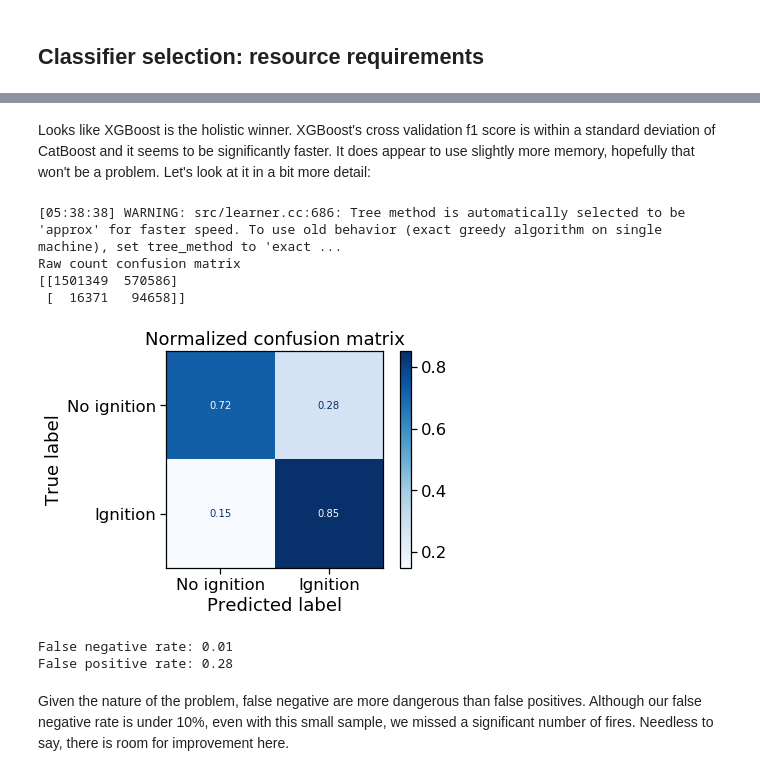
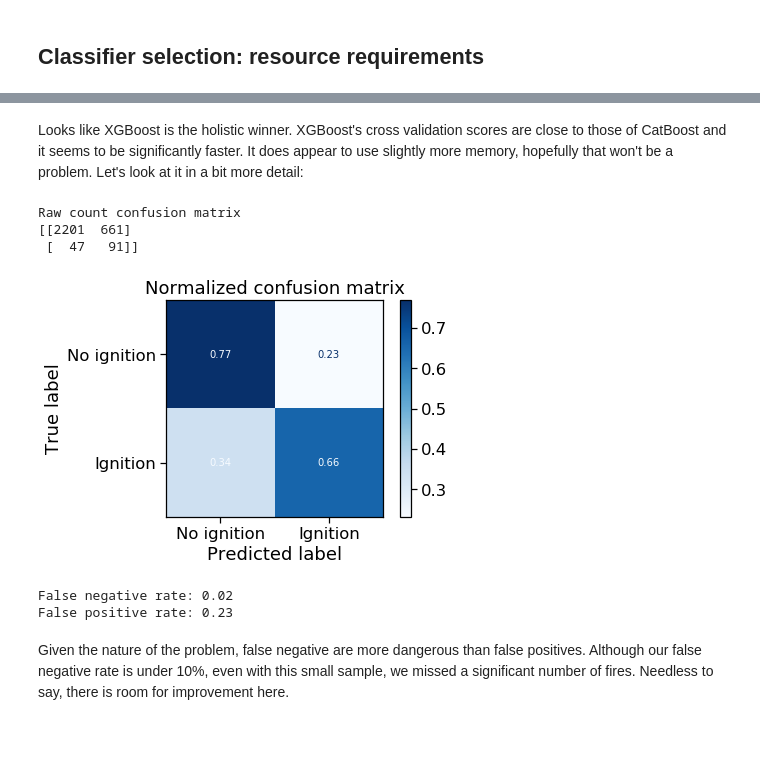
Before and after one commit to aristyogresearch/wildfire, a Jupyter notebook: notebooks/model_selection_optimization.ipynb, the cells around one changed output, grey strips where cells are left out. Cells and saved outputs as stored; diff of their text form; code cells hidden in the pictures; blank space fills up the shorter version.

```diff
--- a/notebooks/model_selection_optimization.ipynb
+++ b/notebooks/model_selection_optimization.ipynb
@@ -51,29 +51,44 @@ sns.set_context("notebook", font_scale=1.5, rc={"lines.linewidth": 2.5})
 # Variables
 
 raw_data_file = '../data/training_data/1992-1997_training_data_raw.csv'
-rolling_window_data_file = '../data/training_data/1992-1997_training_data_rolling_window.csv'
-daily_mean_data_file = '../data/training_data/1992-1997_training_data_daily_mean.csv'
 
 rand_seed = 42
 classifier_jobs = 4
-optimization_jobs = 4
+optimization_jobs = 2
 max_jobs = classifier_jobs * optimization_jobs
 
-sample_size = 50000
+sample_size = 1000
+repetitions = 5
 train_test_split_ratio = 0.3
 cv_folds = 5
-n_doublings = 6
+n_doublings = 8
 scoring_func = make_scorer(average_precision_score)
 scoring_func_name = "Average precision"
-grid_search_iterations = 1000
+grid_search_iterations = 500
 
 plot_grid_resolution = 500
 contourf_levels = 500
 
 weather_variables = [
-    'air.sfc', 'air.2m', 'apcp', 'crain', 'rhum.2m', 'dpt.2m',
-    'pres.sfc', 'uwnd.10m', 'vwnd.10m', 'veg', 'dlwrf', 'dswrf',
-    'lcdc','hcdc', 'mcdc', 'hpbl', 'prate', 'vis', 'ulwrf.sfc'
+    'air.sfc',
+    'air.2m',
+    'apcp',
+    'crain',
+    'rhum.2m',
+    'dpt.2m',
+    'pres.sfc',
+    'uwnd.10m',
+    'vwnd.10m',
+    'veg',
+    'dlwrf',
+    'dswrf',
+    'lcdc',
+    'hcdc',
+    'mcdc',
+    'hpbl',
+    'prate',
+    'vis',
+    'ulwrf.sfc'
 ]
 # %%
 # Functions
@@ -674,41 +743,40 @@ plt.show()
 # %% [markdown]
-Looks like XGBoost is the holistic winner. XGBoost's cross validation f1 score is within a standard deviation of CatBoost and it seems to be significantly faster. It does appear to use slightly more memory, hopefully that won't be a problem. Let's look at it in a bit more detail:
+Looks like XGBoost is the holistic winner. XGBoost's cross validation scores are close to those of CatBoost and it seems to be significantly faster. It does appear to use slightly more memory, hopefully that won't be a problem. Let's look at it in a bit more detail:
 # %%
 # Retrain default model with standard data sample size
 model = XGBClassifier(
     n_jobs = max_jobs,
     scale_pos_weight = class_ratio,
     random_state = rand_seed
 )
 
 X_train, X_test, y_train, y_test = make_train_test_sample(
     raw_data,
-    len(raw_data),
+    sample_size,
     train_test_split_ratio,
     rand_seed
 )
 
 X_train, X_test = scale_weather_variables(weather_variables, X_train, X_test)
 
 model.fit(X_train, y_train)
 
 # Plot confusion matrix
 class_names = np.array(['No ignition', 'Ignition'])
 display_confusion_matrix(model, class_names, X_test, y_test)
 # %% [output]
-[05:38:38] WARNING: src/learner.cc:686: Tree method is automatically selected to be 'approx' for faster speed. To use old behavior (exact greedy algorithm on single machine), set tree_method to 'exact ...
 Raw count confusion matrix
-[[1501349  570586]
- [  16371   94658]]
+[[2201  661]
+ [  47   91]]
-[figure, old version]
+[figure, new version]
 # %%
 # Calculate false positive and negative rates
 false_neg_rate, false_pos_rate = calc_false_neg_pos_rate(model, X_test, y_test)
 print("False negative rate: {}".format(np.round(false_neg_rate, 2)))
 print("False positive rate: {}".format(np.round(false_pos_rate, 2)))
 # %% [output]
-False negative rate: 0.01
-False positive rate: 0.28
+False negative rate: 0.02
+False positive rate: 0.23
 # %% [markdown]
 Given the nature of the problem, false negative are more dangerous than false positives. Although our false negative rate is under 10%, even with this small sample, we missed a significant number of fires. Needless to say, there is room for improvement here.
 # %% [markdown]
```
Also changed, not shown: parts of 32 cells of this notebook, 11 other files.
